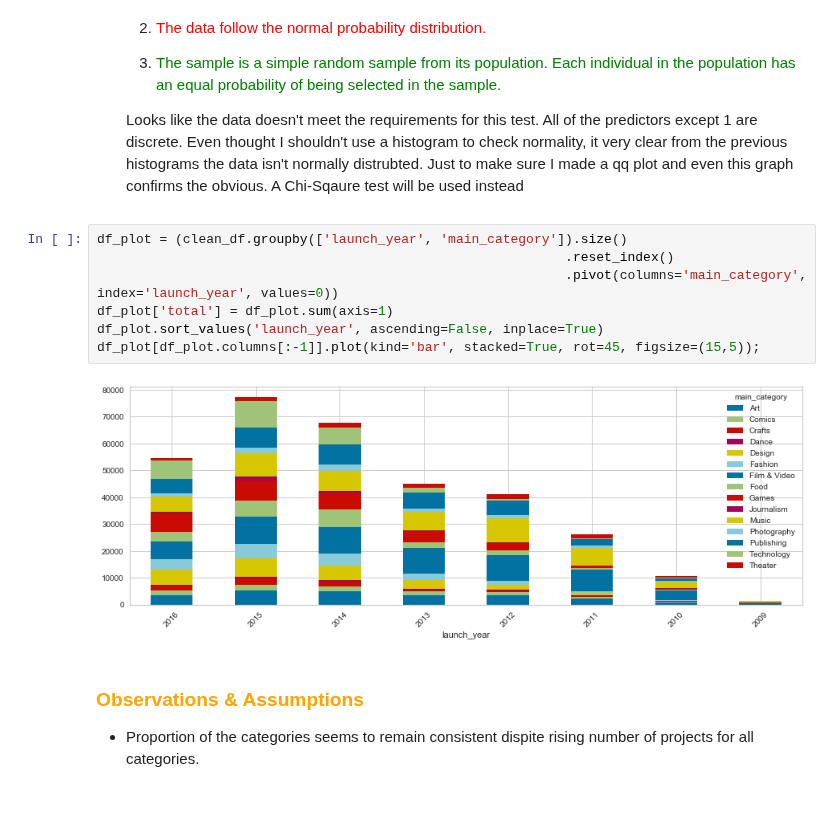
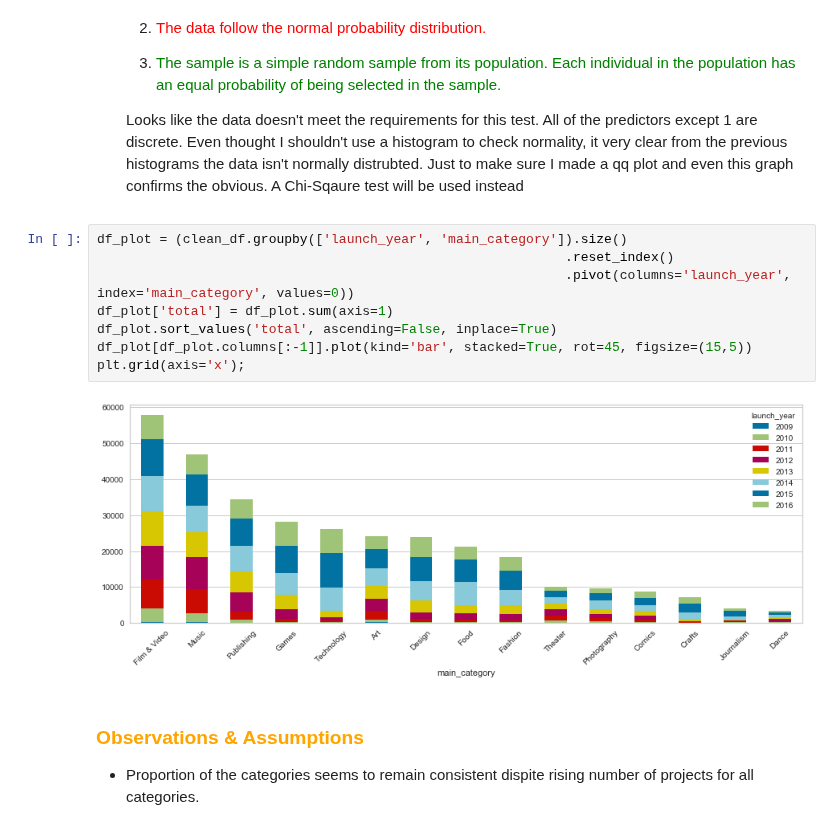
Before and after one commit to LaurentStar/Kick-Starter-Analysis, a Jupyter notebook: Exploratory_Data_Analysis.ipynb, the cells around one changed output. Cells and saved outputs as stored; diff of their text form; blank space fills up the shorter version.

```diff
--- a/Exploratory_Data_Analysis.ipynb
+++ b/Exploratory_Data_Analysis.ipynb
@@ -794,12 +792,13 @@ Number of unique main categories: 15
 # %%
 df_plot = (clean_df.groupby(['launch_year', 'main_category']).size()
                                                             .reset_index()
-                                                            .pivot(columns='main_category', index='launch_year', values=0))
+                                                            .pivot(columns='launch_year', index='main_category', values=0))
 df_plot['total'] = df_plot.sum(axis=1)
-df_plot.sort_values('launch_year', ascending=False, inplace=True)
-df_plot[df_plot.columns[:-1]].plot(kind='bar', stacked=True, rot=45, figsize=(15,5));
+df_plot.sort_values('total', ascending=False, inplace=True)
+df_plot[df_plot.columns[:-1]].plot(kind='bar', stacked=True, rot=45, figsize=(15,5))
+plt.grid(axis='x');
 # %% [output]
-[figure, old version]
+[figure, new version]
 # %% [markdown]
 ### <span style="color:orange">Observations & Assumptions </span>
 - Proportion of the categories seems to remain consistent dispite rising number of projects for all categories.
```
Also changed, not shown: parts of 4 cells of this notebook.
